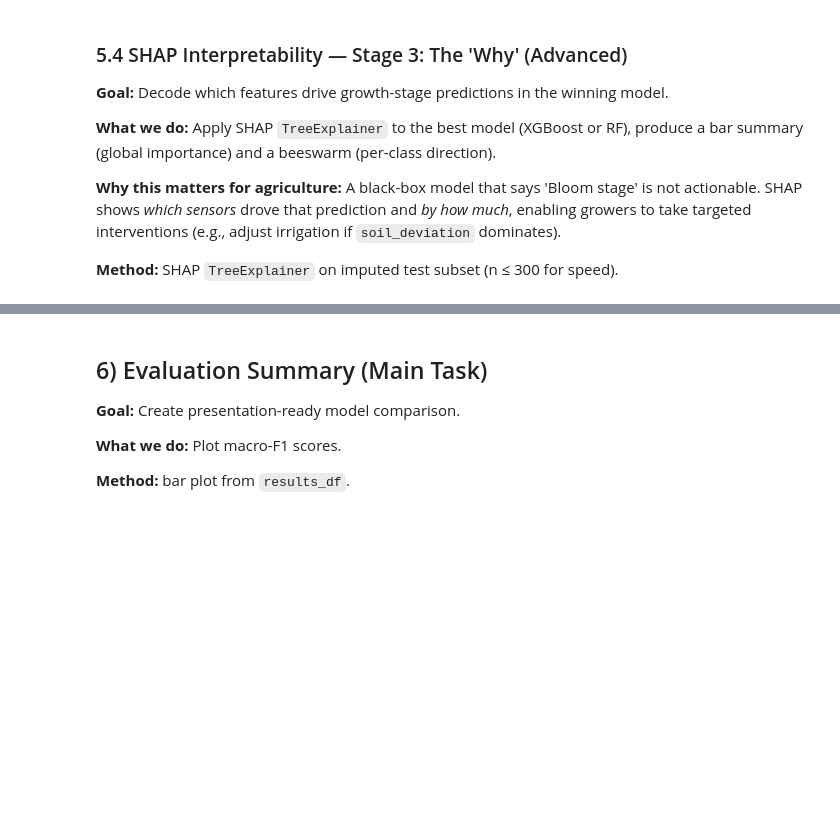
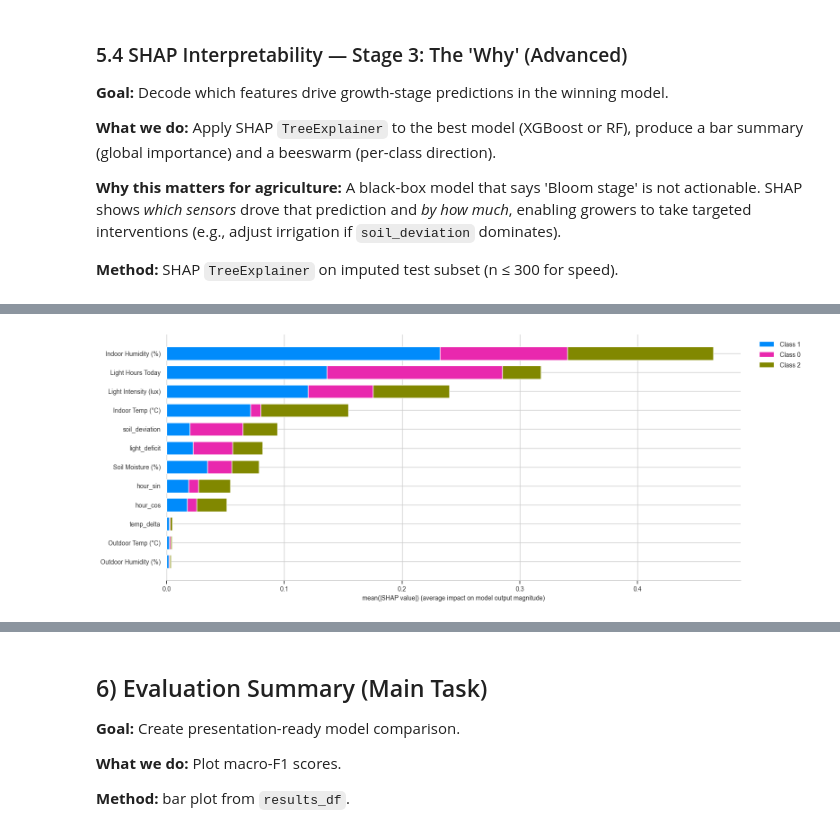
Before and after one commit to Plant-IQ/AutoGrow_DataAnalytics, a Jupyter notebook: data_analytics/AutoGrow.ipynb, the cells around one changed output, grey strips where cells are left out. Drawn from its saved outputs; the diff is of its cells as text; code cells hidden in the pictures; blank space fills up the shorter version.

Commit message:
fix: unify SHAP plot text size and restore truncated feature labels

```diff
--- a/data_analytics/AutoGrow.ipynb
+++ b/data_analytics/AutoGrow.ipynb
@@ -1154,0 +1096,97 @@ Best model: k-NN (baseline) — applying SHAP
+# %%
+# ═══════════════════════════════════════════════════════════════
+# STAGE 3: SHAP Interpretability — applied to the best model
+# ═══════════════════════════════════════════════════════════════
+import shap
+
+shap_rename = {
+    col_temp_in:   "Indoor Temp (°C)",
+    col_hum_in:    "Indoor Humidity (%)",
+    col_soil:      "Soil Moisture (%)",
+    col_light_lux: "Light Intensity (lux)",
+    "light_hrs_today":  "Light Hours Today",
+    "outdoor_temp":     "Outdoor Temp (°C)",
+    "outdoor_humidity": "Outdoor Humidity (%)",
+}
+
+def shap_plot(shap_vals, X, plot_type="dot"):
+    # Build lookup: first 8 chars of each label -> full label
+    all_labels = list(X.columns)
+    prefix_map = {lbl[:8]: lbl for lbl in all_labels}
+
+    shap.summary_plot(shap_vals, X, plot_type=plot_type, show=False)
+    fig = plt.gcf()
+    w, h = fig.get_size_inches()
+    fig.set_size_inches(max(w, 16), h)
+
+    # Fix every text object that SHAP truncated with "..." and unify font size
+    for obj in fig.findobj(plt.Text):
+        t = obj.get_text()
+        if t.endswith("..."):
+            prefix = t[:-3]
+            for key, full in prefix_map.items():
+                if full.startswith(prefix):
+                    obj.set_text(full)
+                    break
+        if obj.get_text().strip():
+            obj.set_fontsize(10)
+
+    for ax in fig.axes:
+        legend = ax.get_legend()
+        if legend:
+            legend.set_bbox_to_anchor((1.02, 1))
+            legend.set_loc("upper left")
+    plt.tight_layout()
+    plt.show()
+
+if "results_df" in globals() and isinstance(results_df, pd.DataFrame) and not results_df.empty:
+    best_name = results_df.sort_values("f1_macro", ascending=False).iloc[0]["model"]
+else:
+    best_name = "Random Forest (advanced)"
+print(f"Best model: {best_name} — applying SHAP")
+
+try:
+    if best_name == "XGBoost (advanced)" and "XGBoost (advanced)" in fitted_models:
+        xgb_model, xgb_imp, xgb_le = fitted_models["XGBoost (advanced)"]
+        shap_cols = list(X_train_bal.columns)
+        X_test_shap = pd.DataFrame(
+            xgb_imp.transform(X_test[shap_cols]),
+            columns=shap_cols
+        )
+        sample_n = min(300, len(X_test_shap))
+        X_shap = X_test_shap.sample(n=sample_n, random_state=42) if sample_n > 0 else X_test_shap
+        X_shap = X_shap.rename(columns=shap_rename)
+
+        explainer = shap.TreeExplainer(xgb_model)
+        shap_vals = explainer.shap_values(X_shap)
+
+        print("SHAP Bar Summary (mean |SHAP| across all classes):")
+        shap_plot(shap_vals, X_shap, plot_type="bar")
+        print("SHAP Beeswarm (class-level feature impact):")
+        shap_plot(shap_vals, X_shap)
+
+    elif "Random Forest (advanced)" in fitted_models:
+        rf_pipe = fitted_models["Random Forest (advanced)"]
+        rf_imputer = rf_pipe.named_steps["imputer"]
+        rf_model   = rf_pipe.named_steps["model"]
+        shap_cols = list(X_train_bal.columns)
+        X_test_shap = pd.DataFrame(
+            rf_imputer.transform(X_test[shap_cols]),
+            columns=shap_cols
+        )
+        sample_n = min(300, len(X_test_shap))
+        X_shap = X_test_shap.sample(n=sample_n, random_state=42) if sample_n > 0 else X_test_shap
+        X_shap = X_shap.rename(columns=shap_rename)
+
+        explainer = shap.TreeExplainer(rf_model)
+        shap_vals = explainer.shap_values(X_shap)
+        shap_plot(shap_vals, X_shap, plot_type="bar")
+        shap_plot(shap_vals, X_shap)
+
+    else:
+        print("No fitted tree model found. Run Sections 5a and 5.3 first.")
+
+except Exception as e:
+    print("SHAP error:", e)
+    print("Tip: pip install shap")
+# %% [output]
@@ -1154,0 +1194 @@ Best model: k-NN (baseline) — applying SHAP
+[figure, added]
```
Also changed, not shown: parts of 2 cells of this notebook.
